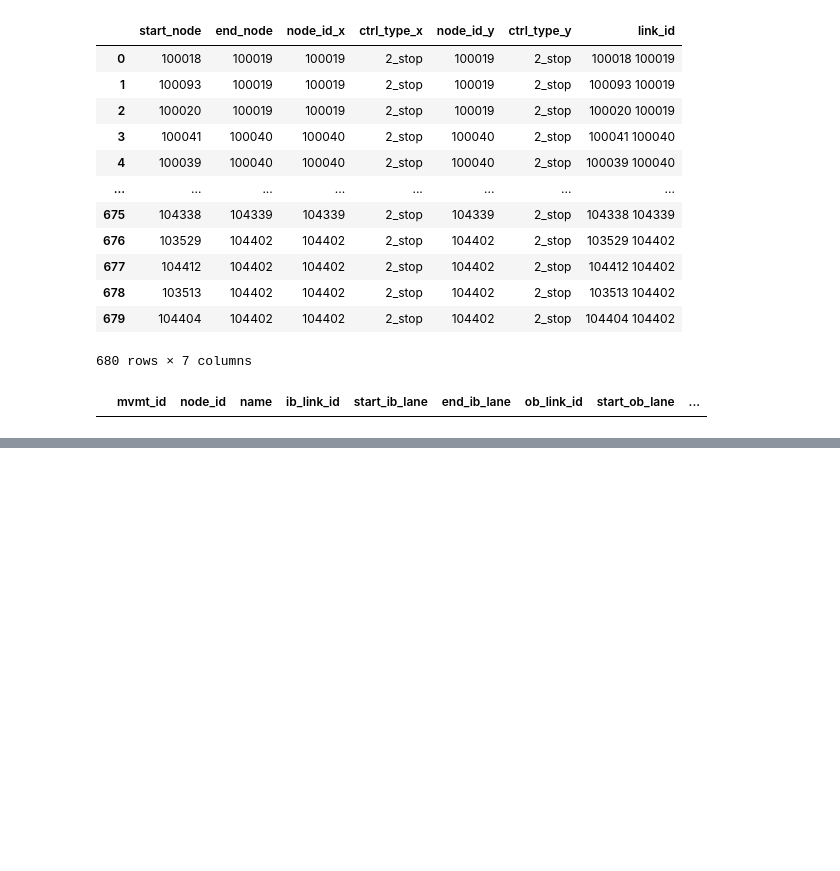
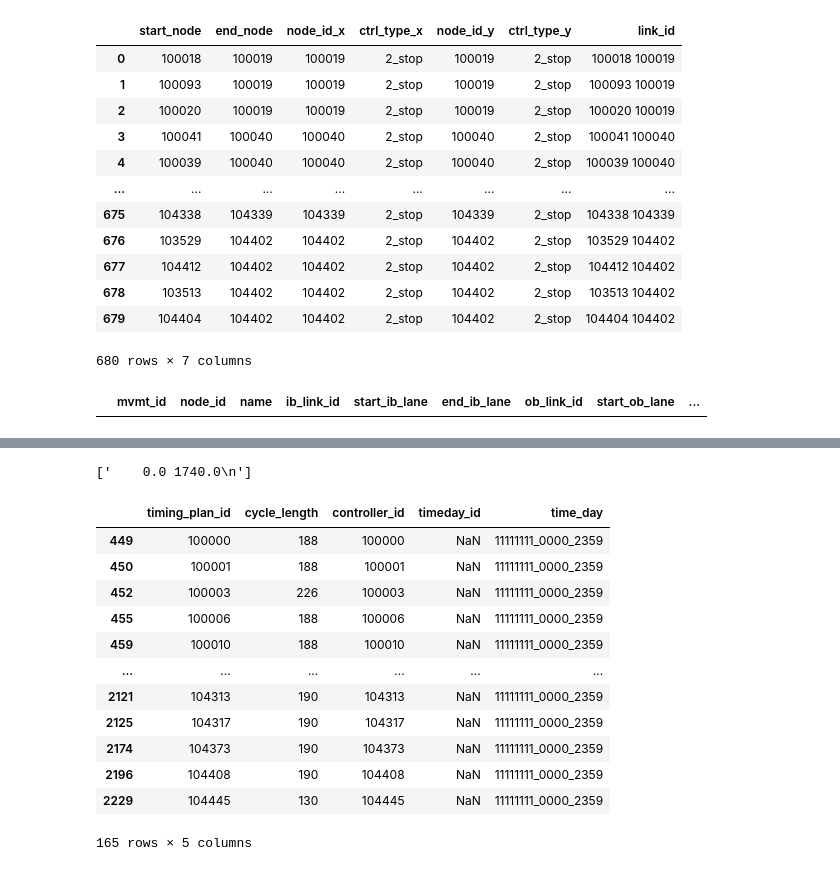
Before and after one commit to zephyr-data-specs/gmns, a Jupyter notebook: usage/conversion/DynusT/DynusT_Signals.ipynb, the cells around one changed output, grey strips where cells are left out. Cells and saved outputs as stored; diff of their text form; code cells hidden in the pictures; blank space fills up the shorter version.

Commit message:
start adding new Lima signal files

```diff
--- a/usage/conversion/DynusT/DynusT_Signals.ipynb
+++ b/usage/conversion/DynusT/DynusT_Signals.ipynb
@@ -204,0 +239,29 @@ mvmts.to_csv('../../../examples/Lima/GMNS/movement.csv', index=False)
+# %%
+# read as "timing plan 0 starts at 1740" (but what units??)
+# not worrying about it for now because every controller in Lima data has one timing plan
+timePlan_info
+# %% [output]
+['    0.0 1740.0\n']
+# %%
+signal_timing_plans = pd.DataFrame(ctrl_nodes[ctrl_nodes['ctrl_type'] == 'signal'][['node_id', 'cycle_time']])
+signal_timing_plans = signal_timing_plans.rename(columns = {'node_id': 'timing_plan_id', 'cycle_time': 'cycle_length'})
+signal_timing_plans['controller_id'] = signal_timing_plans['timing_plan_id']
+signal_timing_plans['cycle_length'] = signal_timing_plans['cycle_length']
+signal_timing_plans['timeday_id'] = np.nan
+signal_timing_plans['time_day'] = '11111111_0000_2359'
+
+signal_timing_plans
+# %% [output]
+|  | timing_plan_id | cycle_length | controller_id | timeday_id | time_day |
+| 449 | 100000 | 188 | 100000 | NaN | 11111111_0000_2359 |
+| 450 | 100001 | 188 | 100001 | NaN | 11111111_0000_2359 |
+| 452 | 100003 | 226 | 100003 | NaN | 11111111_0000_2359 |
+| 455 | 100006 | 188 | 100006 | NaN | 11111111_0000_2359 |
+| 459 | 100010 | 188 | 100010 | NaN | 11111111_0000_2359 |
+| ... | ... | ... | ... | ... | ... |
+| 2121 | 104313 | 190 | 104313 | NaN | 11111111_0000_2359 |
+| 2125 | 104317 | 190 | 104317 | NaN | 11111111_0000_2359 |
+| 2174 | 104373 | 190 | 104373 | NaN | 11111111_0000_2359 |
+| 2196 | 104408 | 190 | 104408 | NaN | 11111111_0000_2359 |
+| 2229 | 104445 | 130 | 104445 | NaN | 11111111_0000_2359 |
+165 rows × 5 columns
```
Also changed, not shown: parts of 3 cells of this notebook, 2 other files.
